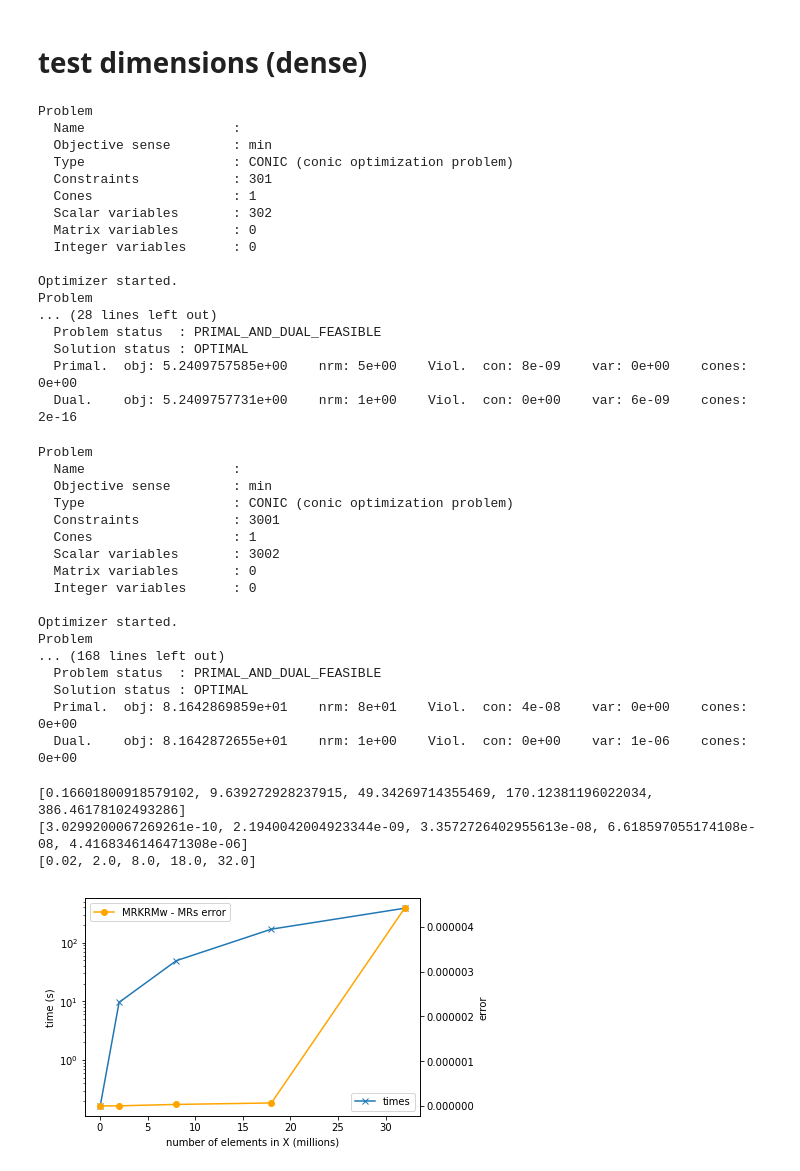
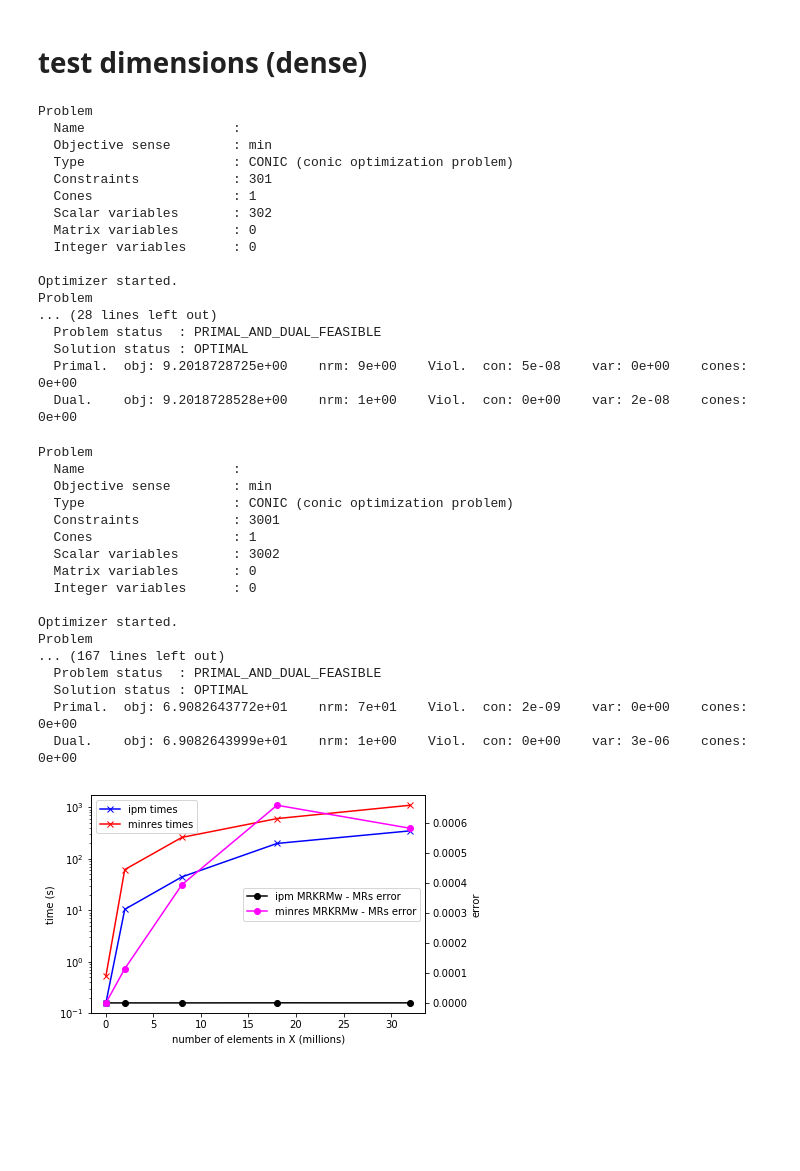
Before and after one commit to zimmerman-cole/ill-condition, a Jupyter notebook: code/miscellaneous/IPM_MRKRM_dims.ipynb, the cells around one changed output. Drawn from its saved outputs; the diff is of its cells as text; code cells hidden in the pictures; blank space fills up the shorter version.

Commit message:
updating MRKRM dim test results with minres

```diff
--- a/code/miscellaneous/IPM_MRKRM_dims.ipynb
+++ b/code/miscellaneous/IPM_MRKRM_dims.ipynb
@@ -30,6 +30,7 @@ def test_dim(mm=1, nn=2, kk=60, lamlam=None, ee=None):
     KK_12_inv = sps.spdiags([1./x for x in KK_12.diagonal()], diags=0, m=mm, n=mm)
     ZZ = (sps.eye(nn) - MM.T.dot(MM)).dot(XX.T.dot(XX) + lamlam*sps.eye(nn))
 
+    ## IPM
     mosek_params = {'MSK_IPAR_OPTIMIZER':2}  # 2: conic (http://docs.mosek.com/8.0/capi/constants.html#optimizertype)
     mosek_params['MSK_DPAR_INTPNT_CO_TOL_REL_GAP'] = 1e-8      # doesn't seem to work with `tol` tolerance; breaks at 1e-14
     mosek_params['MSK_IPAR_INTPNT_MAX_ITERATIONS'] = 100       # doesn't seem to work...
@@ -44,17 +45,25 @@ def test_dim(mm=1, nn=2, kk=60, lamlam=None, ee=None):
     u_cvx_test = uu.value
     w_cvx_test = util.calc_hot(X=XX, B=None, lam=lamlam, M=MM, u=u_cvx_test, ESI=False)
     t1 = time.time()
-    t = t1 - t0
+    t_ipm = t1 - t0
+
+    ## MINRES
+    t0 =  time.time()
+    ESI_A, ESI_b = util.gen_ESI_system(X=XX, Kb=KK, B=None, M=MM, lam=lamlam, sb=ss)
+    u_m, _, _, _, _, _ = spsla.minres_track(A=ESI_A, b=ESI_b, tol=1e-8, maxiter=1000)
+    u_m = u_m.reshape(len(u_m),1)
+    w_m_test = util.calc_hot(X=XX, B=None, lam=lamlam, M=MM, u=u_m, ESI=True)
+    t1 =  time.time()
+    t_m = t1 - t0
 
     ## checking
     RR = spsla.spsolve(XX.T.dot(XX) + lamlam*sps.eye(nn), XX.T, use_umfpack=True)
     LHS_test = MM.dot(RR).dot(KK).dot(RR.T).dot(MM.T)
     RHS_test = MM.dot(RR).dot(ss)
-    w_d_test = la.solve(LHS_test, RHS_test)
-    w_d_pinv_test = la.pinv(LHS_test, rcond=10e-12).dot(RHS_test)
-    err = la.norm(LHS_test.dot(w_cvx_test) - RHS_test)
+    err_ipm = la.norm(LHS_test.dot(w_cvx_test) - RHS_test)
+    err_m = la.norm(LHS_test.dot(w_m_test) - RHS_test)
 
-    return t, err
+    return t_ipm, err_ipm, t_m, err_m
 # %%
 dim_res = []
 dims = [[100,200], [1000, 2000], [2000, 4000], [3000, 6000], [4000, 8000]]
@@ -77,8 +86,8 @@ Problem
 ... (28 lines left out)
   Problem status  : PRIMAL_AND_DUAL_FEASIBLE
   Solution status : OPTIMAL
-  Primal.  obj: 5.2409757585e+00    nrm: 5e+00    Viol.  con: 8e-09    var: 0e+00    cones: 0e+00
-  Dual.    obj: 5.2409757731e+00    nrm: 1e+00    Viol.  con: 0e+00    var: 6e-09    cones: 2e-16
+  Primal.  obj: 9.2018728725e+00    nrm: 9e+00    Viol.  con: 5e-08    var: 0e+00    cones: 0e+00
+  Dual.    obj: 9.2018728528e+00    nrm: 1e+00    Viol.  con: 0e+00    var: 2e-08    cones: 0e+00
 Problem
   Name                   :
   Objective sense        : min
@@ -91,35 +100,34 @@ Problem
 
 Optimizer started.
 Problem
-... (168 lines left out)
+... (167 lines left out)
   Problem status  : PRIMAL_AND_DUAL_FEASIBLE
   Solution status : OPTIMAL
-  Primal.  obj: 8.1642869859e+01    nrm: 8e+01    Viol.  con: 4e-08    var: 0e+00    cones: 0e+00
-  Dual.    obj: 8.1642872655e+01    nrm: 1e+00    Viol.  con: 0e+00    var: 1e-06    cones: 0e+00
+  Primal.  obj: 6.9082643772e+01    nrm: 7e+01    Viol.  con: 2e-09    var: 0e+00    cones: 0e+00
+  Dual.    obj: 6.9082643999e+01    nrm: 1e+00    Viol.  con: 0e+00    var: 3e-06    cones: 0e+00
-# %%
-t = []
-e = []
-for (tt, ee) in dim_res:
-    t.append(tt)
-    e.append(ee)
-print(t)
-print(e)
-print(size)
-# %% [output]
-[0.16601800918579102, 9.639272928237915, 49.34269714355469, 170.12381196022034, 386.46178102493286]
-[3.0299200067269261e-10, 2.1940042004923344e-09, 3.3572726402955613e-08, 6.618597055174108e-08, 4.4168346146471308e-06]
-[0.02, 2.0, 8.0, 18.0, 32.0]
+# %%
+t_ipm = []
+e_ipm = []
+t_m = []
+e_m = []
+for (tt_ipm, ee_ipm, tt_m, ee_m) in dim_res:
+    t_ipm.append(tt_ipm)
+    e_ipm.append(ee_ipm)
+    t_m.append(tt_m)
+    e_m.append(ee_m)
 # %%
 fig, ax1 = plt.subplots()
-ax1.semilogy(size, t, label='times', marker='x')
+ax1.semilogy(size, t_ipm, label='ipm times', marker='x', color='blue')
+ax1.semilogy(size, t_m, label='minres times', marker='x', color='red')
 ax1.set_xlabel('number of elements in X (millions)')
-ax1.legend(loc=4)
+ax1.legend(loc=2)
 ax1.set_ylabel('time (s)')
 ax2 = ax1.twinx()
-ax2.plot(size, e, label='MRKRMw - MRs error', marker='o', color='orange')
+ax2.plot(size, e_ipm, label='ipm MRKRMw - MRs error', marker='o', color='black')
+ax2.plot(size, e_m, label='minres MRKRMw - MRs error', marker='o', color='magenta')
 ax2.set_ylabel('error')
 ax2.legend()
 plt.show()
 plt.close()
 # %% [output]
-[figure, old version]
+[figure, new version]
```
